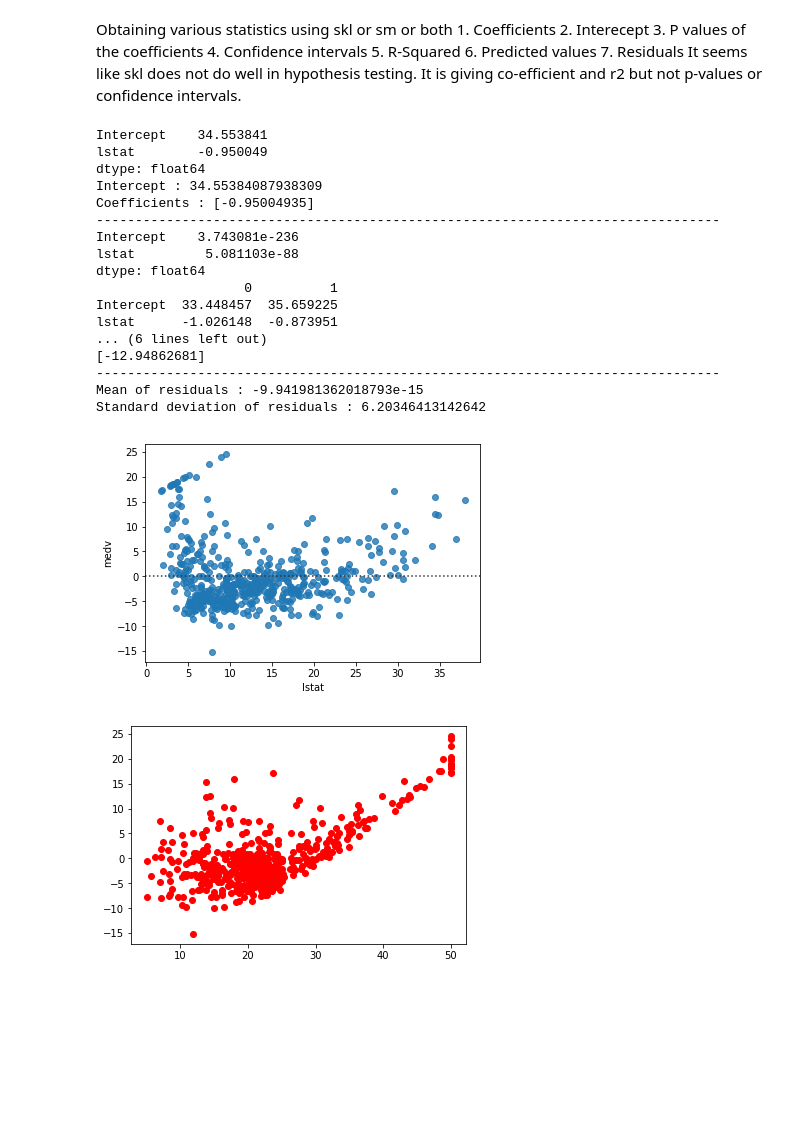
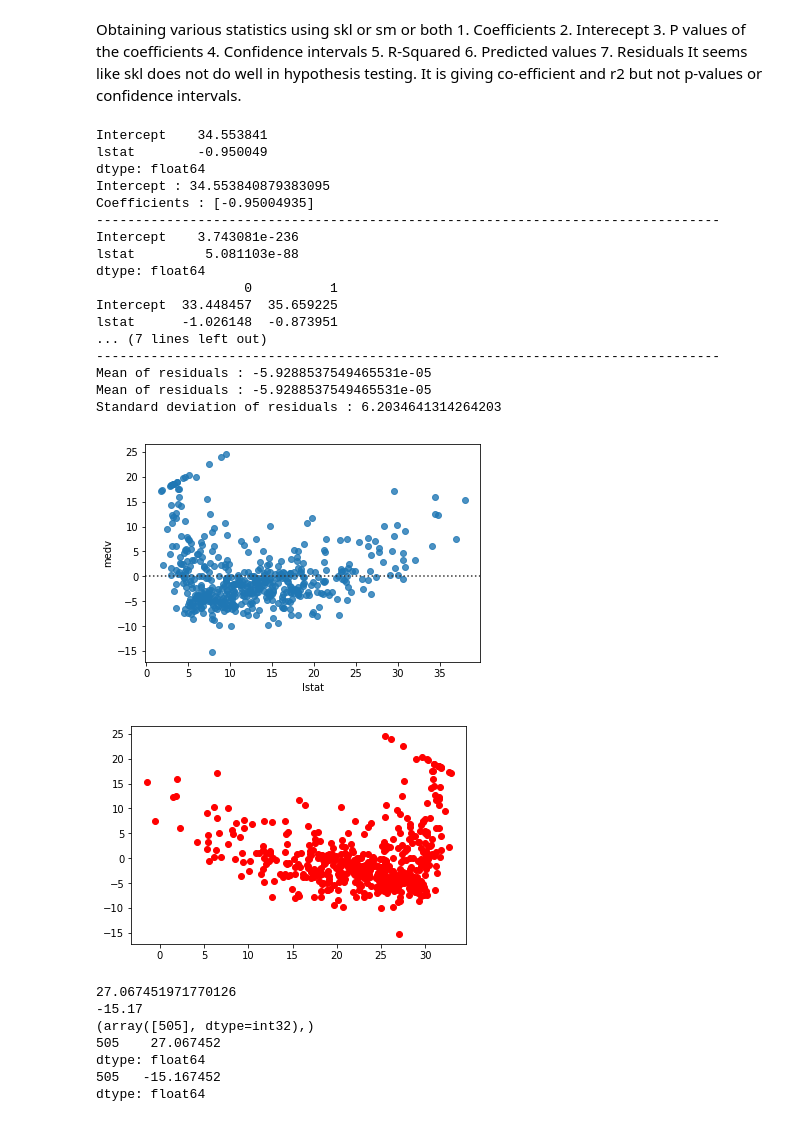
Before and after one commit to mdhkrn/phonefiles, a Jupyter notebook: Chap3Lab.ipynb, the cells around one changed output. Saved outputs shown, nothing was run; the diff lists cells and outputs as text; code cells hidden in the pictures; blank space fills up the shorter version.

```diff
--- a/Chap3Lab.ipynb
+++ b/Chap3Lab.ipynb
@@ -16,7 +16,7 @@ df = pd.read_csv('Boston.csv')
 #df['Unnamed: 0']
 # %%
 # Fitting using statsmodels
-mod = sm.OLS(df['medv'], df['lstat'])
-#mod = smf.ols(formula='medv ~ lstat', data=df)  #Another way of doing it.
+#mod = sm.OLS(df['medv'], df['lstat'])
+mod = smf.ols(formula='medv ~ lstat', data=df)  #Another way of doing it.
 lm1 = mod.fit()
 print(lm1.summary())
@@ -59,16 +77,22 @@ X_new = pd.DataFrame({'lstat': [50]})
 print(lm1.predict(X_new))
 print(lm2.predict(X_new.values))
 print('-'*80)
+y_hat1 = lm1.predict(X)
+r1 = y-y_hat1
+r1 = np.round(r1, 2)
+print("Mean of residuals : {}".format(np.mean(r1)))
 
 #Residuals
-r = y - lm2.predict(X)
-print("Mean of residuals : {}".format(np.mean(r)))
+y_hat2 = lm2.predict(X)
+r2 = y-y_hat2
+r2 = np.round(r2, 2)
+print("Mean of residuals : {}".format(np.mean(r2)))
 print("Standard deviation of residuals : {}".format(np.std(r)))
 # %% [output]
 Intercept    34.553841
 lstat        -0.950049
 dtype: float64
-Intercept : 34.55384087938309
+Intercept : 34.553840879383095
 Coefficients : [-0.95004935]
 --------------------------------------------------------------------------------
 Intercept    3.743081e-236
@@ -77,19 +101,34 @@ dtype: float64
                    0          1
 Intercept  33.448457  35.659225
 lstat      -1.026148  -0.873951
-... (6 lines left out)
-[-12.94862681]
+... (7 lines left out)
 --------------------------------------------------------------------------------
-Mean of residuals : -9.941981362018793e-15
-Standard deviation of residuals : 6.20346413142642
+Mean of residuals : -5.9288537549465531e-05
+Mean of residuals : -5.9288537549465531e-05
+Standard deviation of residuals : 6.2034641314264203
 # %%
 ## Residual plot using seaborn
 sns.residplot(df['lstat'], df['medv'])
 plt.show()
 
 ## Residual plot manually
-plt.plot(y, r, 'ro')
+plt.plot(y_hat1, r1, 'ro')
 plt.show()
+
+print(y_hat1[505])
+print(r1[505])
+
+index = np.where(r1 < -10)
+print(index)
+print(lm1.predict(X.iloc[505]))
+print(y[505] - lm1.predict(X.iloc[505]))
 # %% [output]
 [figure]
-[figure, old version]
+[figure, new version]
+27.067451971770126
+-15.17
+(array([505], dtype=int32),)
+505    27.067452
+dtype: float64
+505   -15.167452
+dtype: float64
```
Also changed, not shown: parts of 1 cell of this notebook.
